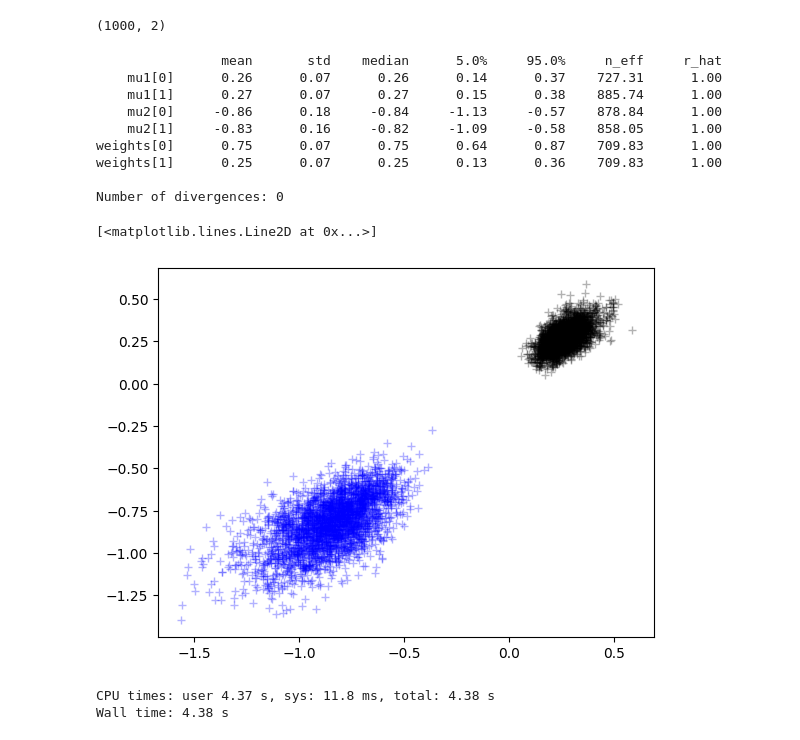
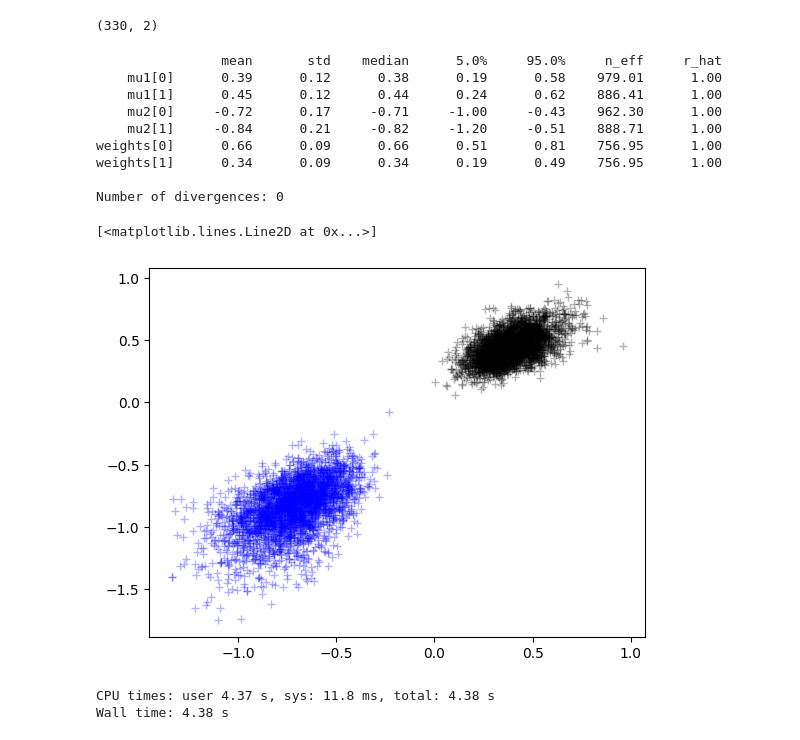
Before and after one commit to edmundlth/phase-transition-in-singular-model-paper, a Jupyter notebook: normal_mixture_experiment.ipynb, the cells around one changed output. Cells and saved outputs as stored; diff of their text form; code cells hidden in the pictures.

```diff
--- a/normal_mixture_experiment.ipynb
+++ b/normal_mixture_experiment.ipynb
@@ -62,7 +62,7 @@ def log_likelihood(params, data, component_dim, sigma=1.0):
 # Generate synthetic 2-dimensional data
 component_dim = 2
 num_components = 2
-num_data = 1000
+num_data = 330
 a0 = 0.5
 delta = 0.5
 b0 = np.ones(component_dim) * delta
@@ -70,41 +70,41 @@ c0 = -np.ones(component_dim) * delta
 sigma = 1.0
 prior_sigma = 10.0
 alpha = 0.3
 
 n1, n2 = list(map(int, num_data * np.array([a0, 1 - a0])))
 data = np.concatenate([
     np.random.randn(n1, component_dim) * sigma + b0,
     np.random.randn(n2, component_dim) * sigma + c0
 ])
 
 print(data.shape)
 # Set up and run MCMC
 rng_key = random.PRNGKey(0)
 kernel = NUTS(gaussian_mixture_model)
 mcmc = MCMC(kernel, num_warmup=500, num_samples=3000)
 mcmc.run(rng_key, data, component_dim, num_components, init_params=None, )
 
 # Get posterior samples
 samples = mcmc.get_samples()
 mcmc.print_summary()
 
 mu1 = samples["mu1"]
 mu2 = samples["mu2"]
 plt.plot(mu1[:, 0], mu1[:, 1], "k+", alpha=0.3)
 plt.plot(mu2[:, 0], mu2[:, 1], "b+", alpha=0.3)
 # %% [output]
-(1000, 2)
+(330, 2)
                 mean       std    median      5.0%     95.0%     n_eff     r_hat
-    mu1[0]      0.26      0.07      0.26      0.14      0.37    727.31      1.00
-    mu1[1]      0.27      0.07      0.27      0.15      0.38    885.74      1.00
-    mu2[0]     -0.86      0.18     -0.84     -1.13     -0.57    878.84      1.00
-    mu2[1]     -0.83      0.16     -0.82     -1.09     -0.58    858.05      1.00
-weights[0]      0.75      0.07      0.75      0.64      0.87    709.83      1.00
-weights[1]      0.25      0.07      0.25      0.13      0.36    709.83      1.00
+    mu1[0]      0.39      0.12      0.38      0.19      0.58    979.01      1.00
+    mu1[1]      0.45      0.12      0.44      0.24      0.62    886.41      1.00
+    mu2[0]     -0.72      0.17     -0.71     -1.00     -0.43    962.30      1.00
+    mu2[1]     -0.84      0.21     -0.82     -1.20     -0.51    888.71      1.00
+weights[0]      0.66      0.09      0.66      0.51      0.81    756.95      1.00
+weights[1]      0.34      0.09      0.34      0.19      0.49    756.95      1.00
 
 Number of divergences: 0
 [<matplotlib.lines.Line2D at 0x...>]
-[figure, old version]
+[figure, new version]
 # %%
 num_mcmc_samples = len(samples[list(samples.keys())[0]])
 posterior_param_list = [
```
Also changed, not shown: 4 other files.
